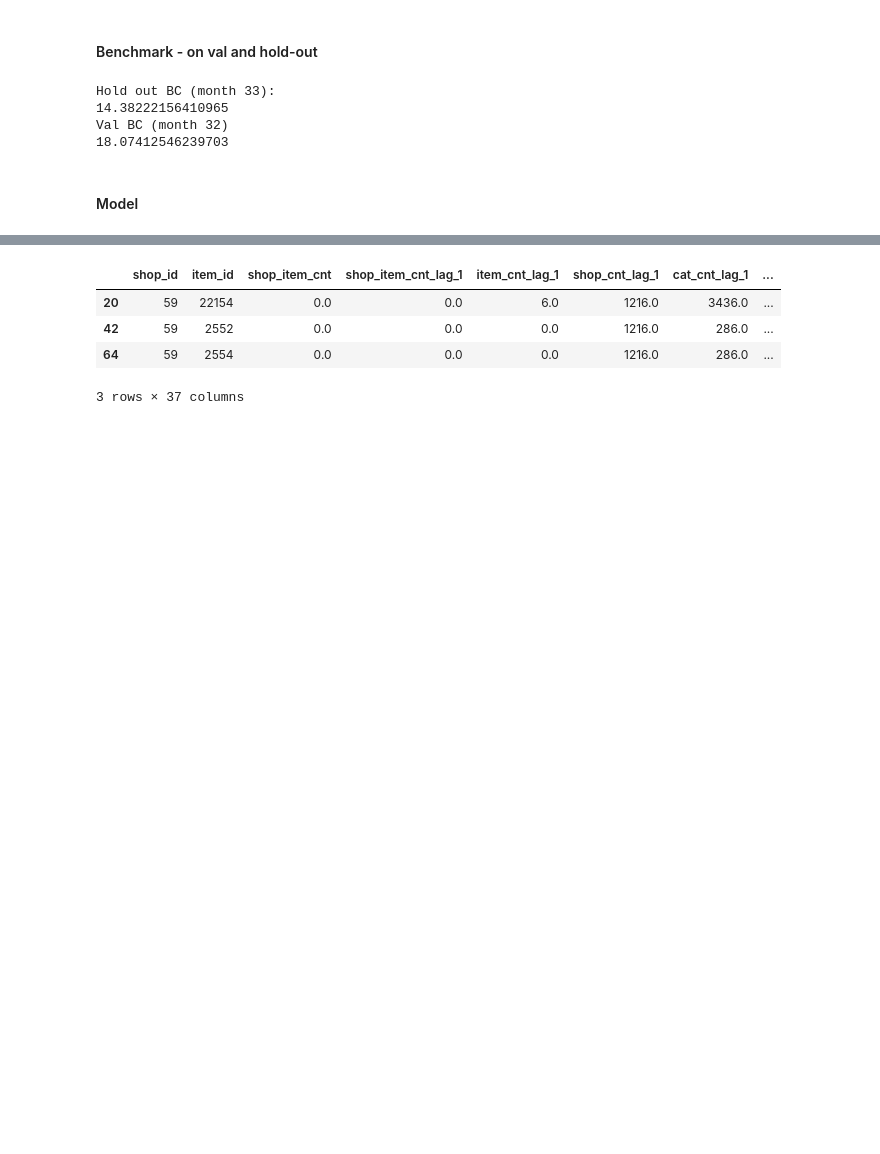
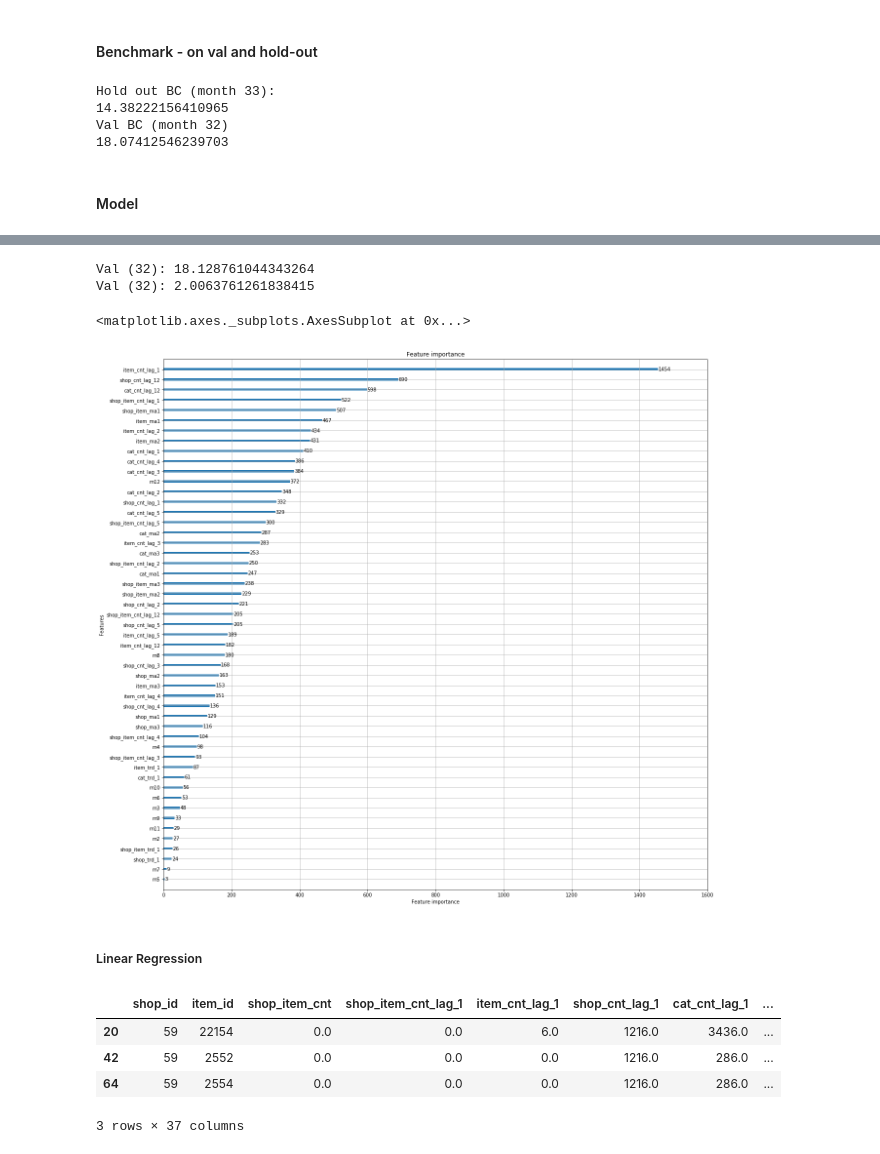
Before and after one commit to xiaoyu7016/my_kaggle, a Jupyter notebook: course/script/2018.10.15 - Time-based features_more exploration.ipynb, the cells around one changed output, grey strips where cells are left out. Cells and saved outputs as stored; diff of their text form; code cells hidden in the pictures; blank space fills up the shorter version.

```diff
--- a/course/script/2018.10.15 - Time-based features_more exploration.ipynb
+++ b/course/script/2018.10.15 - Time-based features_more exploration.ipynb
@@ -165,0 +196,17 @@ Index(['cat_cnt', 'date_block_num', 'item_category_id', 'item_cnt', 'item_id',
+# %%
+feats = ['shop_item_cnt_lag_1',  'item_cnt_lag_1',  'shop_cnt_lag_1', 'cat_cnt_lag_1',
+         'shop_item_cnt_lag_2',  'item_cnt_lag_2',  'shop_cnt_lag_2', 'cat_cnt_lag_2',
+         'shop_item_cnt_lag_3',  'item_cnt_lag_3',  'shop_cnt_lag_3', 'cat_cnt_lag_3',
+         'shop_item_cnt_lag_4',  'item_cnt_lag_4',  'shop_cnt_lag_4', 'cat_cnt_lag_4',
+         'shop_item_cnt_lag_5',  'item_cnt_lag_5',  'shop_cnt_lag_5', 'cat_cnt_lag_5',
+         'shop_item_cnt_lag_12', 'item_cnt_lag_12', 'shop_cnt_lag_12','cat_cnt_lag_12',
+         'm2', 'm3', 'm4', 'm5', 'm6', 'm7', 'm8', 'm9', 'm10', 'm11', 'm12',
+#          'shop_item_trd_1', 'shop_trd_1', 'item_trd_1', 'cat_trd_1',
+#          'shop_item_trd_2', 'shop_trd_2', 'item_trd_2', 'cat_trd_2',
+#          'shop_item_trd_3', 'shop_trd_3', 'item_trd_3', 'cat_trd_3',
+#          'shop_item_trd_12', 'shop_trd_12', 'item_trd_12', 'cat_trd_12',
+         'shop_item_ma1', 'shop_item_ma2', 'shop_item_ma3',
+         'item_ma1', 'item_ma2', 'item_ma3',
+         'shop_ma1', 'shop_ma2', 'shop_ma3',
+         'cat_ma1', 'cat_ma2', 'cat_ma3'
+        ]
@@ -165,0 +239,17 @@ Index(['cat_cnt', 'date_block_num', 'item_category_id', 'item_cnt', 'item_id',
+# %%
+%%time
+lgb_params = {
+               'feature_fraction': 0.75,
+               'metric': 'rmse',
+               'nthread':3,
+               'min_data_in_leaf': 2**7,
+               'bagging_fraction': 0.75,
+               'learning_rate': 0.03,
+               'objective': 'mse',
+               'bagging_seed': 2**7,
+               'num_leaves': 2**7,
+               'bagging_freq':1,
+               'verbose':0
+              }
+
+model = lgb.train(lgb_params, lgb.Dataset(X_train, label=y_train), 100)
@@ -166,3 +258,17 @@ Index(['cat_cnt', 'date_block_num', 'item_category_id', 'item_cnt', 'item_id',
+# %%
+pred_lgb = model.predict(val[feats])
+print("Val (32):",rmse_clip(y_true = val.loc[val.shop_item_cnt>0,'shop_item_cnt'],y_pred = pred_lgb[val.shop_item_cnt>0]))
+print("Val (32):",rmse_clip(y_true = val.loc[(val.shop_item_cnt>0) & (val.shop_item_cnt<20),'shop_item_cnt'],y_pred = pred_lgb[(val.shop_item_cnt>0)&(val.shop_item_cnt<20)]))
+# %% [output]
+Val (32): 18.128761044343264
+Val (32): 2.0063761261838415
+# %%
+lgb.plot_importance(model,figsize=(20,20))
+# %% [output]
+<matplotlib.axes._subplots.AxesSubplot at 0x...>
+[figure, added]
+# %% [markdown]
+##### Linear Regression
 # %%
 feats = ['shop_item_cnt_lag_1',  'item_cnt_lag_1',  'shop_cnt_lag_1', 'cat_cnt_lag_1',
          'shop_item_cnt_lag_2',  'item_cnt_lag_2',  'shop_cnt_lag_2', #'cat_cnt_lag_2',
```
Also changed, not shown: parts of 42 cells of this notebook, 1 other file.
